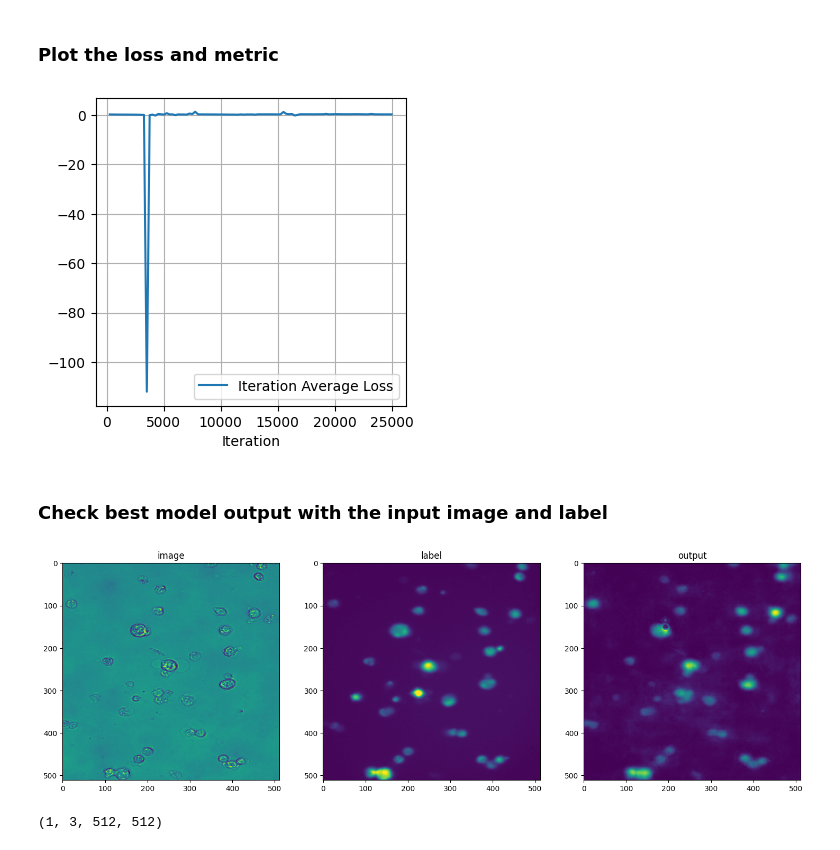
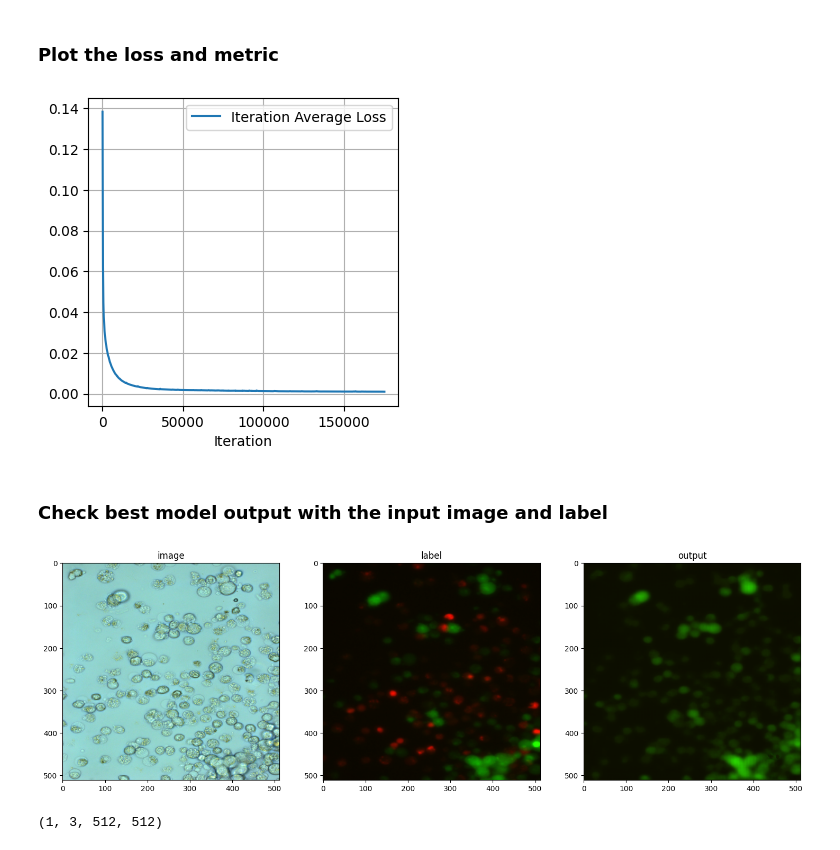
Before and after one commit to pipipyau/apoptosis_segmentation, a Jupyter notebook: data/pipeline_apoptosis_segmentation.ipynb, the cells around one changed output. Drawn from its saved outputs; the diff is of its cells as text; code cells hidden in the pictures.

```diff
--- a/data/pipeline_apoptosis_segmentation.ipynb
+++ b/data/pipeline_apoptosis_segmentation.ipynb
@@ -208,7 +210,7 @@ class Net(pytorch_lightning.LightningModule):
         self.best_val_loss = 1e8
         self.best_val_epoch = 0
 
-        self.max_epochs = 1000
+        self.max_epochs = 700
         self.check_val = 10
         self.warmup_epochs = 5
         self.metric_values = []
@@ -291,14 +293,14 @@ class Net(pytorch_lightning.LightningModule):
         self.train_ds = CacheDataset(
             data=datalist,
             transform=train_transforms,
-            cache_num=12,
+            cache_num=15,
             cache_rate=1.0,
             num_workers=5,
         )
         self.val_ds = CacheDataset(
             data=val_files,
             transform=val_transforms,
-            cache_num=3,
+            cache_num=5,
             cache_rate=1.0,
             num_workers=5,
         )
@@ -464,7 +474,7 @@ plt.show()
 # # plt.savefig(os.path.join(os.getcwd(), 'graphs', "val_mean_dis6.svg"), format = "svg", bbox_inches='tight')
 # plt.show()
 # %% [output]
-[figure, old version]
+[figure, new version]
 # %%
 d = {'Iteration 0': x1, 'Iteration Average Loss 0': y1}
 df1 = pd.DataFrame(data=d)
@@ -484,37 +494,42 @@ df2['Iteration Average Loss 1'] = y2
 # %%
 root_dir=os.path.join(os.getcwd(), 'best_model/')
 # %%
-case_num = 2
+y = torch.zeros(1, 512, 512)
+transform = T.ToPILImage()
+case_num = 8
 model = Net.load_from_checkpoint(os.path.join(root_dir, "best_metric_model-v1.ckpt"))
 model.eval()
 model.to(device)
 
 with torch.no_grad():
     img_name = os.path.split(
         net.val_ds[case_num]["image"].meta["filename_or_obj"]
     )[1]
     img = net.val_ds[case_num]["image"]
     label = net.val_ds[case_num]["label"]
     val_inputs = torch.unsqueeze(img, 0).cuda()
     val_labels = torch.unsqueeze(label, 0).cuda()
     val_outputs = sliding_window_inference(
         val_inputs, (512, 512), 1, model)
+
+    img_val_inputs = transform(val_inputs.detach().cpu()[0])
+    img_val_labels = transform(torch.vstack((val_labels.detach().cpu()[0],y)))
+    img_val_outputs = transform(torch.vstack((val_outputs.detach().cpu()[0],y)))
+
     plt.figure("check", (18, 6))
     plt.subplot(1, 3, 1)
     plt.title(f"image")
-    plt.imshow(val_inputs.cpu().numpy()[0][0])
+    plt.imshow(img_val_inputs)
     plt.subplot(1, 3, 2)
     plt.title(f"label")
-    plt.imshow(val_labels.cpu().numpy()[0][1])
+    plt.imshow(img_val_labels)
     plt.subplot(1, 3, 3)
     plt.title(f"output")
-    plt.imshow(
-        val_outputs.detach().cpu()[0][1]
-    )
+    plt.imshow(img_val_outputs)
 #     plt.savefig(os.path.join(os.getcwd(), 'graphs', "img_results1.svg"), format = "svg", bbox_inches='tight')
     plt.show()
 # %% [output]
-[figure, old version]
+[figure, new version]
 # %%
 val_inputs.shape
 # %% [output]
```
Also changed, not shown: parts of 5 cells of this notebook.
